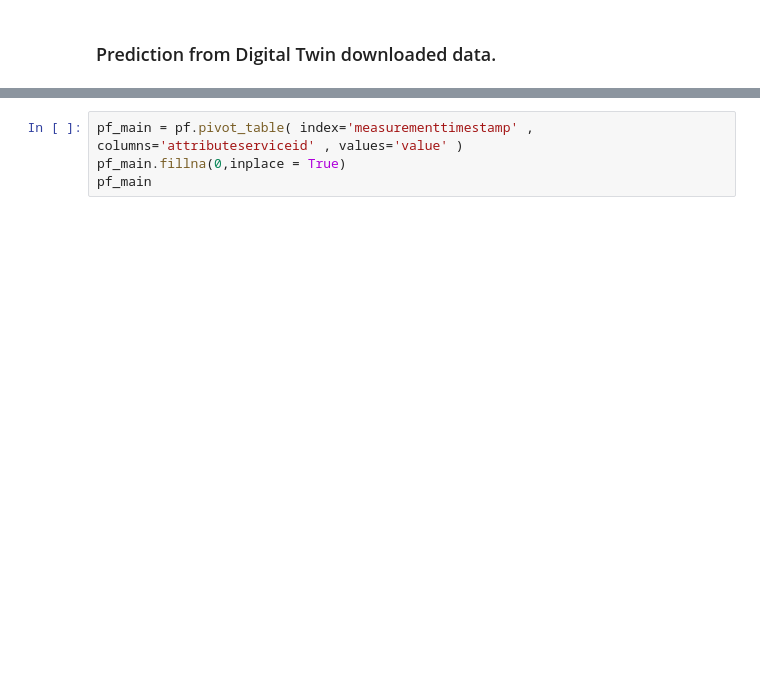
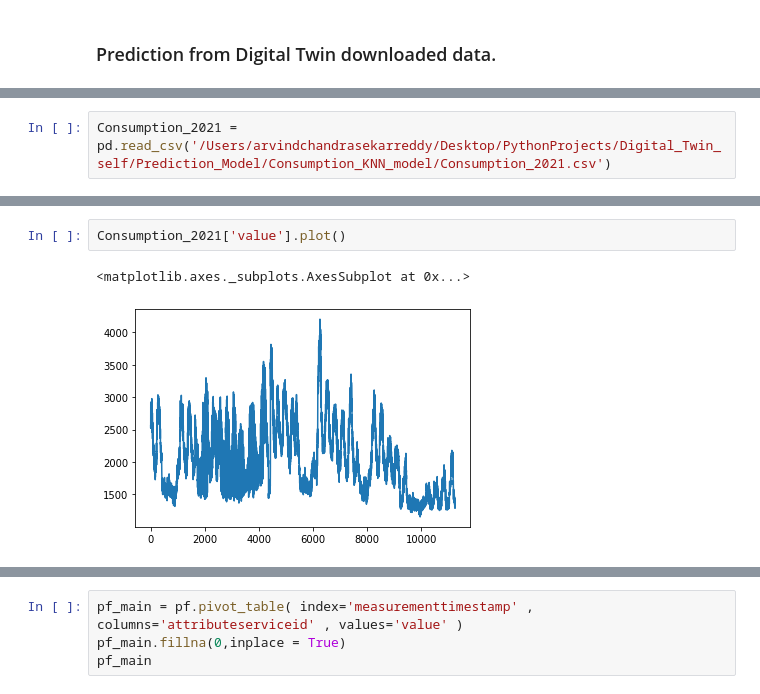
Before and after one commit to ArvindReddyC/Digital_Twin_self, a Jupyter notebook: Prediction_Model/Consumption_KNN_model/v1.ipynb, the cells around one changed output, grey strips where cells are left out. Drawn from its saved outputs; the diff is of its cells as text; blank space fills up the shorter version.

```diff
--- a/Prediction_Model/Consumption_KNN_model/v1.ipynb
+++ b/Prediction_Model/Consumption_KNN_model/v1.ipynb
@@ -212,0 +252,2 @@ joblib.dump(neigh, '/Users/arvindchandrasekarreddy/Desktop/PythonProjects/Digita
+# %%
+Consumption_2021 = pd.read_csv('/Users/arvindchandrasekarreddy/Desktop/PythonProjects/Digital_Twin_self/Prediction_Model/Consumption_KNN_model/Consumption_2021.csv')
@@ -212,0 +295,5 @@ joblib.dump(neigh, '/Users/arvindchandrasekarreddy/Desktop/PythonProjects/Digita
+# %%
+Consumption_2021['value'].plot()
+# %% [output]
+<matplotlib.axes._subplots.AxesSubplot at 0x...>
+[figure, added]
```
Also changed, not shown: parts of 27 cells of this notebook, 6 other files.
